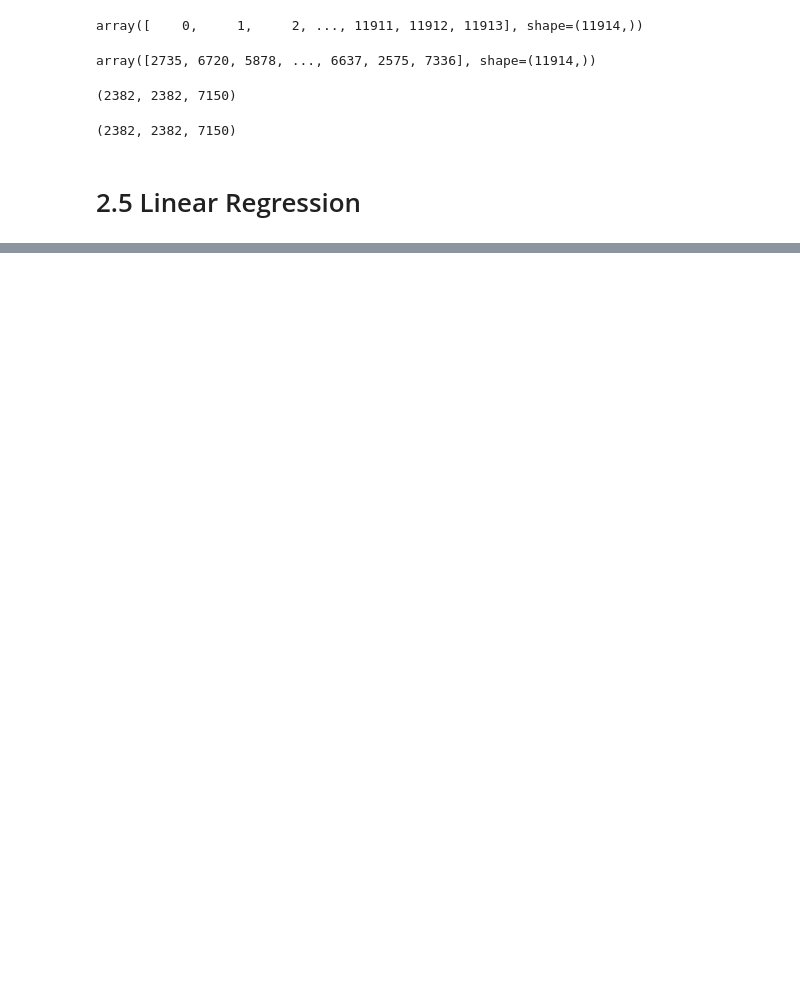
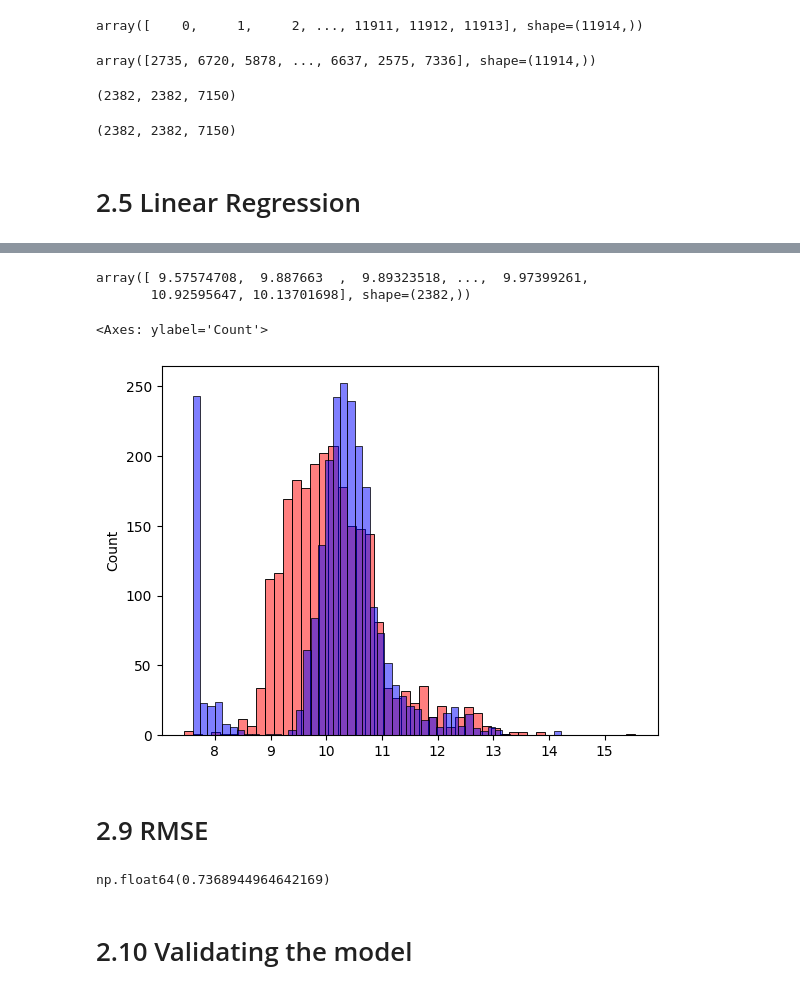
Before and after one commit to AlexHuc/learning-repo, a Jupyter notebook: ZoomCamp/machine-learning-zoomcamp-2025/02-regression/02-price-prediction-live.ipynb, the cells around one changed output, grey strips where cells are left out. Drawn from its saved outputs; the diff is of its cells as text; code cells hidden in the pictures; blank space fills up the shorter version.

```diff
--- a/ZoomCamp/machine-learning-zoomcamp-2025/02-regression/02-price-prediction-live.ipynb
+++ b/ZoomCamp/machine-learning-zoomcamp-2025/02-regression/02-price-prediction-live.ipynb
@@ -228,0 +443,2 @@ len(y_train), len(y_val), len(y_test)
+# %%
+base = ['engine_hp', 'engine_cylinders', 'highway_mpg', 'city_mpg', 'popularity']
@@ -228,0 +463,3 @@ len(y_train), len(y_val), len(y_test)
+# %%
+X_train = df_train[base].fillna(0).values
+X_train
@@ -228,0 +475,17 @@ len(y_train), len(y_val), len(y_test)
+# %%
+y_train
+# %% [output]
+array([ 9.57574708,  9.887663  ,  9.89323518, ...,  9.97399261,
+       10.92595647, 10.13701698], shape=(2382,))
+# %%
+w0, w = train_linear_regression(X_train, y_train)
+# %%
+y_pred = w0 + X_train.dot(w)
+# %%
+sns.histplot(y_pred, color='red', alpha=0.5, bins=50)
+sns.histplot(y_train, color='blue', alpha=0.5, bins=50)
+# %% [output]
+<Axes: ylabel='Count'>
+[figure, added]
+# %% [markdown]
+# 2.9 RMSE
@@ -228,0 +498,6 @@ len(y_train), len(y_val), len(y_test)
+# %%
+rmse(y_train, y_pred)
+# %% [output]
+np.float64(0.7368944964642169)
+# %% [markdown]
+# 2.10 Validating the model
```
Also changed, not shown: parts of 95 cells of this notebook, 20 other files.
